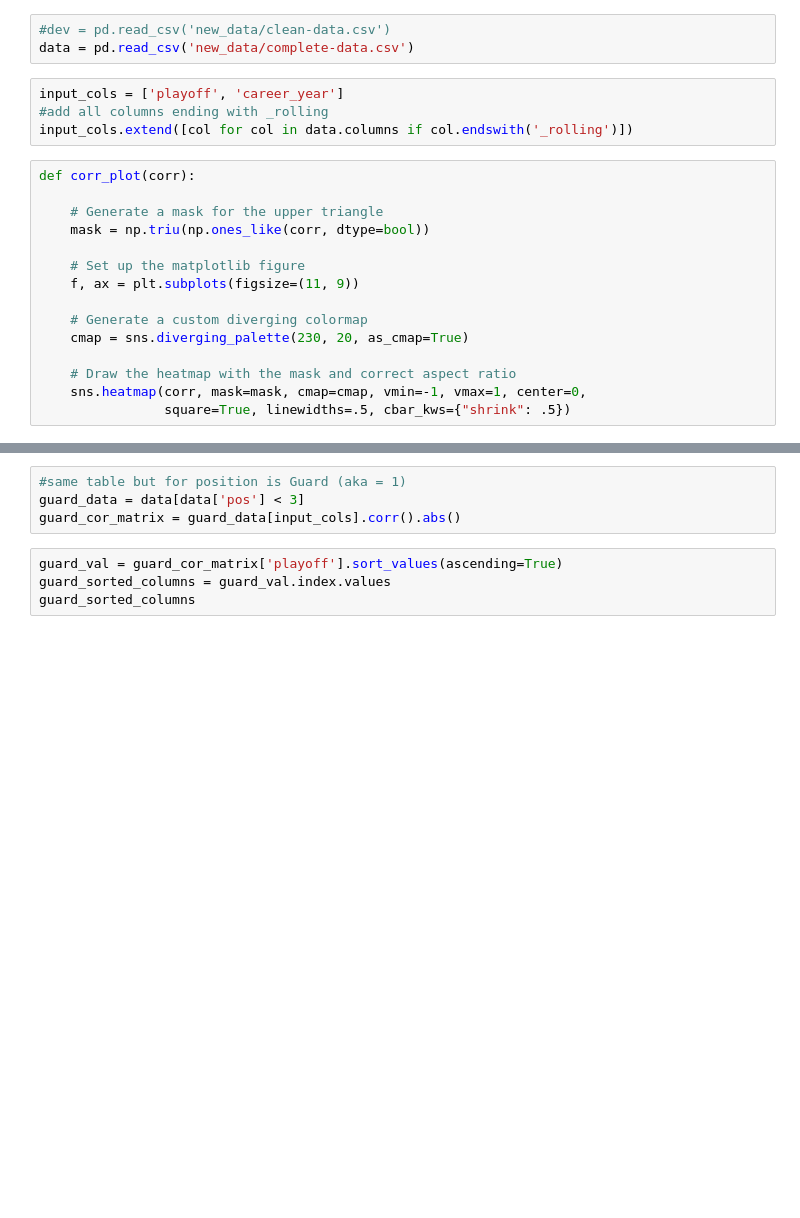
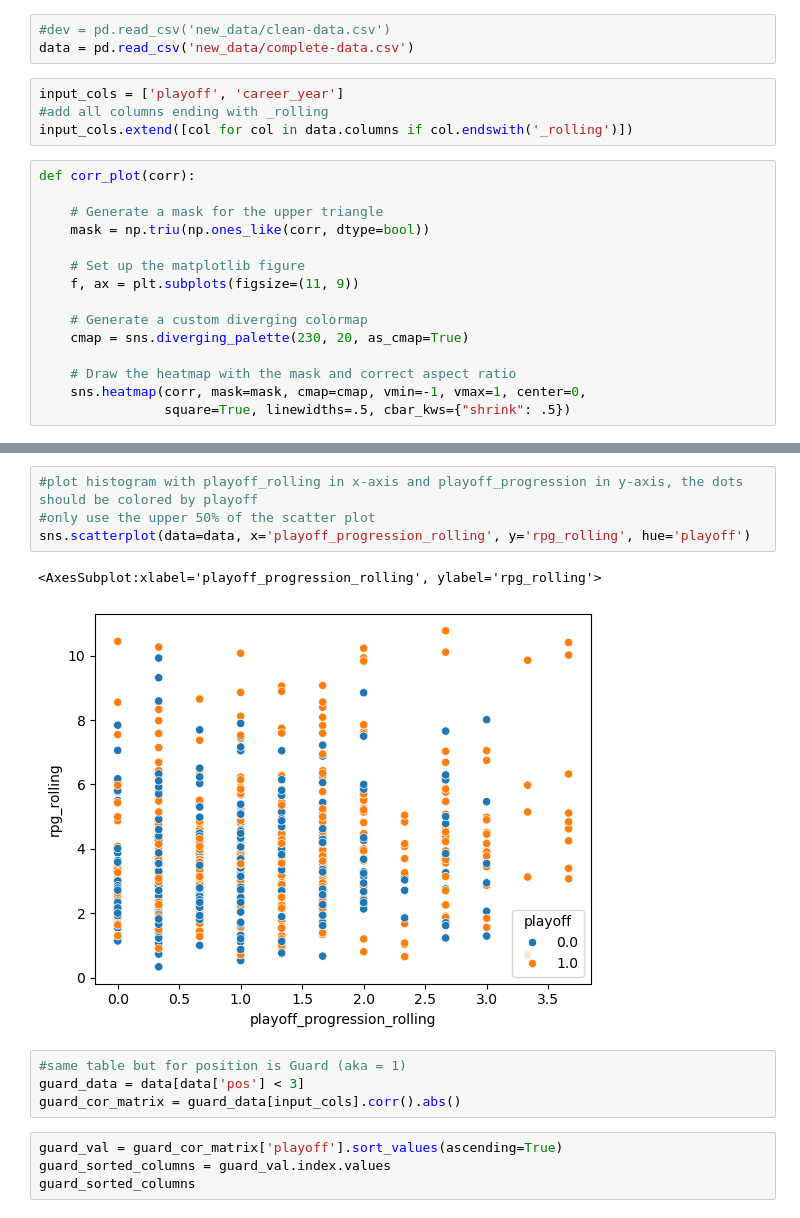
Before and after one commit to P1ntas/Machine-Learning, a Jupyter notebook: src/3-data_display.ipynb, the cells around one changed output, grey strips where cells are left out. Cells and saved outputs as stored; diff of their text form; blank space fills up the shorter version.

```diff
--- a/src/3-data_display.ipynb
+++ b/src/3-data_display.ipynb
@@ -57,3 +59,10 @@ upper_tri
+# %%
+#plot histogram with playoff_rolling in x-axis and playoff_progression in y-axis, the dots should be colored by playoff
+#only use the upper 50% of the scatter plot
+sns.scatterplot(data=data, x='playoff_progression_rolling', y='rpg_rolling', hue='playoff')
+# %% [output]
+<AxesSubplot:xlabel='playoff_progression_rolling', ylabel='rpg_rolling'>
+[figure, added]
 # %%
 #same table but for position is Guard (aka = 1)
 guard_data = data[data['pos'] < 3]
```
Also changed, not shown: parts of 7 cells of this notebook, 47 other files.
